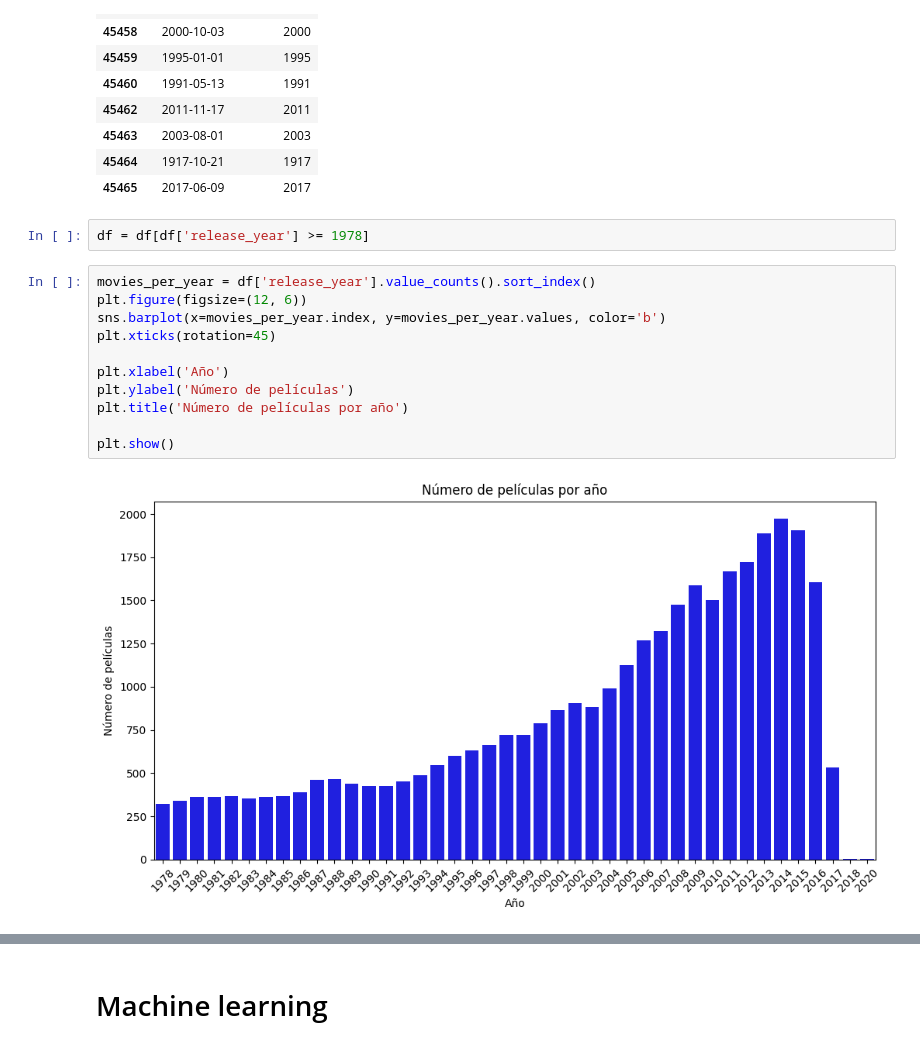
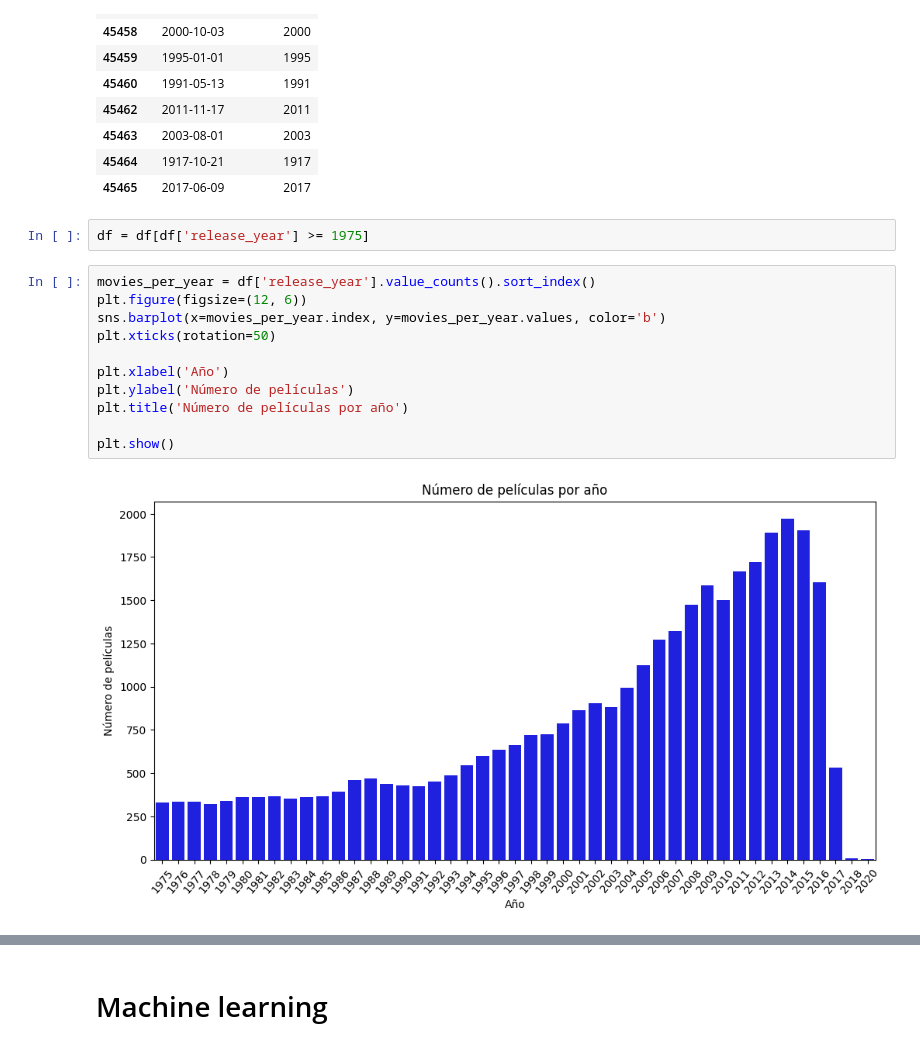
Before and after one commit to agusvaldes/fast-api, a Jupyter notebook: eda_y_ml.ipynb, the cells around one changed output, grey strips where cells are left out. Cells and saved outputs as stored; diff of their text form.

```diff
--- a/eda_y_ml.ipynb
+++ b/eda_y_ml.ipynb
@@ -145,17 +155,17 @@ df[['release_date','release_year']].tail(10)
 | 45464 | 1917-10-21 | 1917 |
 | 45465 | 2017-06-09 | 2017 |
 # %%
-df = df[df['release_year'] >= 1978]
+df = df[df['release_year'] >= 1975]
 # %%
 movies_per_year = df['release_year'].value_counts().sort_index()
 plt.figure(figsize=(12, 6))
 sns.barplot(x=movies_per_year.index, y=movies_per_year.values, color='b')
-plt.xticks(rotation=45)
+plt.xticks(rotation=50)
 
 plt.xlabel('Año')
 plt.ylabel('Número de películas')
 plt.title('Número de películas por año')
 
 plt.show()
 # %% [output]
-[figure, old version]
+[figure, new version]
```
Also changed, not shown: parts of 28 cells of this notebook, 2 other files.
